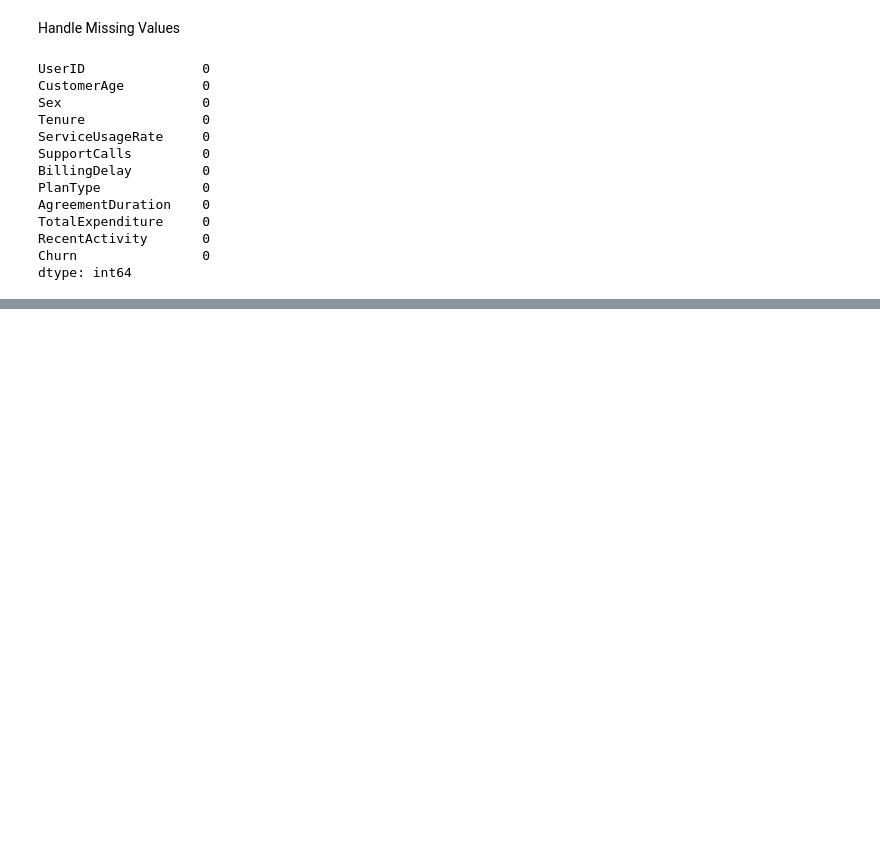
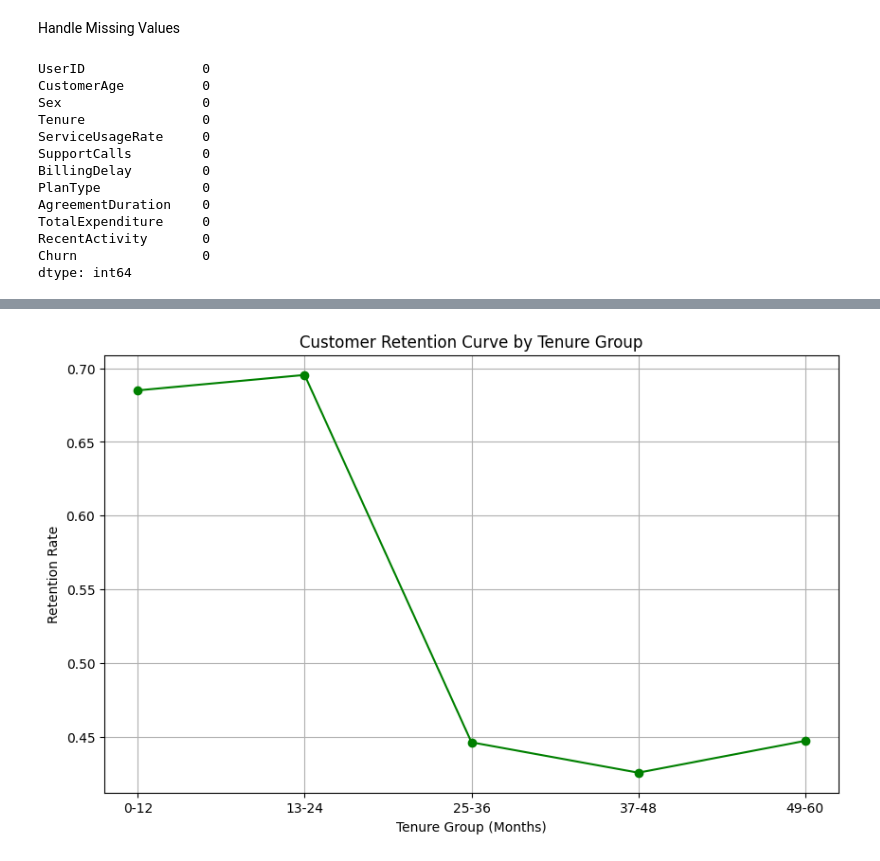
Before and after one commit to Palkush003/Blinkit-Churn-Rate-, a Jupyter notebook: Strategy_Storm.ipynb, the cells around one changed output, grey strips where cells are left out. Drawn from its saved outputs; the diff is of its cells as text; code cells hidden in the pictures; blank space fills up the shorter version.

```diff
--- a/Strategy_Storm.ipynb
+++ b/Strategy_Storm.ipynb
@@ -74,0 +208,6 @@ dtype: int64
+# %%
+# Churn rate by Age Group
+data['AgeGroup'] = pd.cut(data['CustomerAge'], bins=[18, 30, 40, 50, 60, 100], labels=['18-30', '31-40', '41-50', '51-60', '60+'])
+churn_by_age_group = data.groupby('AgeGroup')['Churn'].mean()
+print("Churn Rate by Age Group:")
+print((churn_by_age_group)*100)
@@ -74,0 +223,20 @@ dtype: int64
+# %%
+# Create cohorts based on Tenure
+data['TenureGroup'] = pd.cut(data['Tenure'], bins=[0, 12, 24, 36, 48, 60, 72], labels=['0-12', '13-24', '25-36', '37-48', '49-60', '61+'])
+
+# Group by TenureGroup and Churn to calculate retention rates
+cohort_tenure = data.groupby(['TenureGroup', 'Churn']).size().unstack(fill_value=0)
+cohort_tenure['RetentionRate'] = cohort_tenure[0] / (cohort_tenure[0] + cohort_tenure[1])
+
+# Visualize retention curve
+import matplotlib.pyplot as plt
+
+plt.figure(figsize=(10, 6))
+plt.plot(cohort_tenure.index.astype(str), cohort_tenure['RetentionRate'], marker='o', color='green')
+plt.title("Customer Retention Curve by Tenure Group")
+plt.xlabel("Tenure Group (Months)")
+plt.ylabel("Retention Rate")
+plt.grid()
+plt.show()
+# %% [output]
+[figure, added]
```
Also changed, not shown: parts of 17 cells of this notebook.
